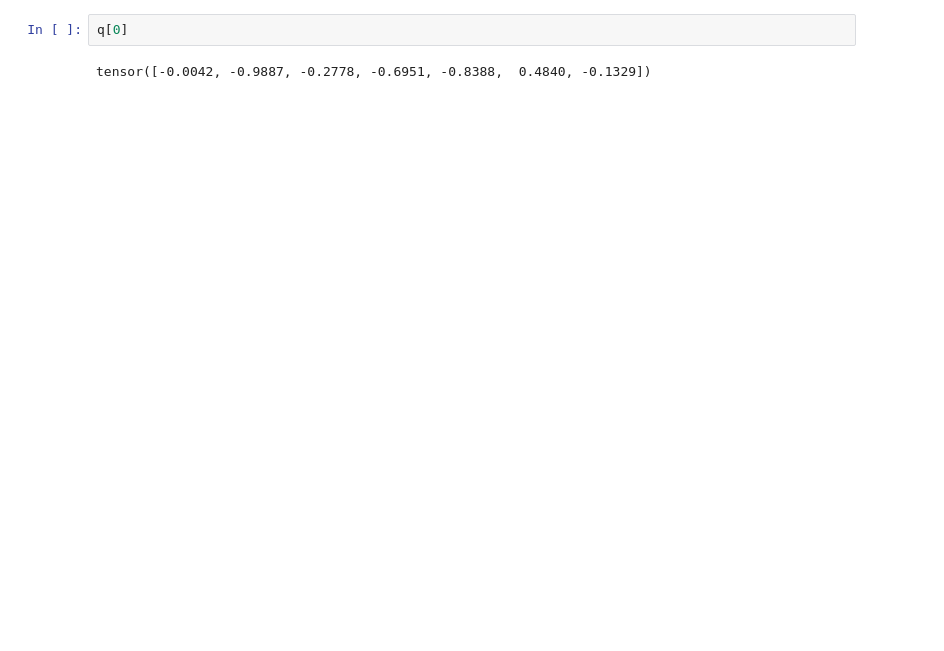
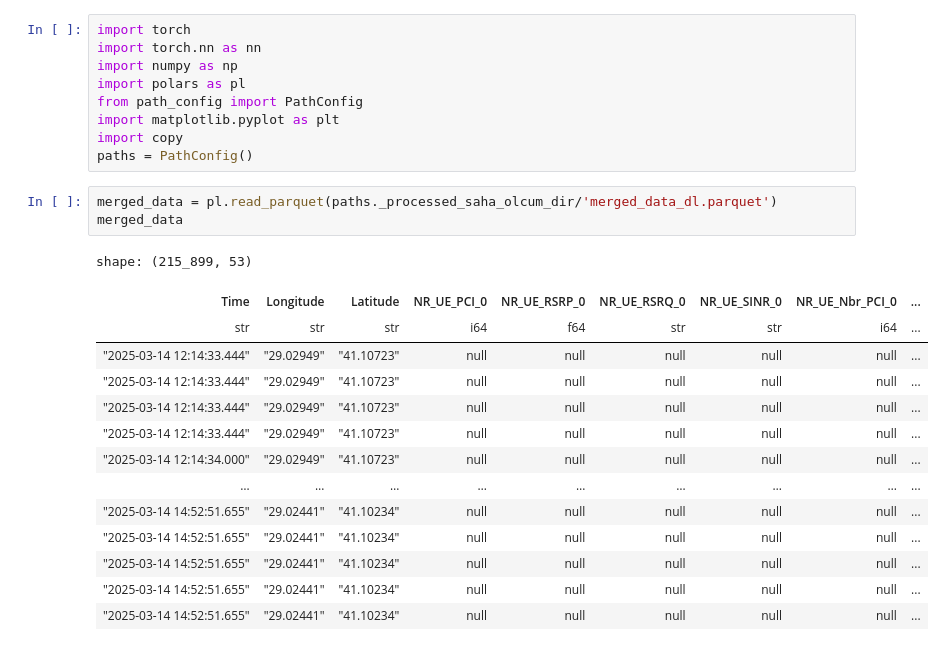
Before and after one commit to Teknofest-High5/5G-Positioning-Competition, a Jupyter notebook: Notebooks/rsrp_model.ipynb, the cells around one changed output. Cells and saved outputs as stored; diff of their text form; blank space fills up the shorter version.

```diff
--- a/Notebooks/rsrp_model.ipynb
+++ b/Notebooks/rsrp_model.ipynb
@@ -91,4 +1,27 @@ train_weighted_model(model, q, x, y, p, x_m, y_m)
-# %%
-q[0]
-# %% [output]
-tensor([-0.0042, -0.9887, -0.2778, -0.6951, -0.8388,  0.4840, -0.1329])
+# %%
+import torch
+import torch.nn as nn
+import numpy as np
+import polars as pl
+from path_config import PathConfig
+import matplotlib.pyplot as plt
+import copy
+paths = PathConfig()
+# %%
+merged_data = pl.read_parquet(paths._processed_saha_olcum_dir/'merged_data_dl.parquet')
+merged_data
+# %% [output]
+shape: (215_899, 53)
+| Time | Longitude | Latitude | NR_UE_PCI_0 | NR_UE_RSRP_0 | NR_UE_RSRQ_0 | NR_UE_SINR_0 | NR_UE_Nbr_PCI_0 | ... |
+| str | str | str | i64 | f64 | str | str | i64 | ... |
+| "2025-03-14 12:14:33.444" | "29.02949" | "41.10723" | null | null | null | null | null | ... |
+| "2025-03-14 12:14:33.444" | "29.02949" | "41.10723" | null | null | null | null | null | ... |
+| "2025-03-14 12:14:33.444" | "29.02949" | "41.10723" | null | null | null | null | null | ... |
+| "2025-03-14 12:14:33.444" | "29.02949" | "41.10723" | null | null | null | null | null | ... |
+| "2025-03-14 12:14:34.000" | "29.02949" | "41.10723" | null | null | null | null | null | ... |
+| … | … | … | … | … | … | … | … | ... |
+| "2025-03-14 14:52:51.655" | "29.02441" | "41.10234" | null | null | null | null | null | ... |
+| "2025-03-14 14:52:51.655" | "29.02441" | "41.10234" | null | null | null | null | null | ... |
+| "2025-03-14 14:52:51.655" | "29.02441" | "41.10234" | null | null | null | null | null | ... |
+| "2025-03-14 14:52:51.655" | "29.02441" | "41.10234" | null | null | null | null | null | ... |
+| "2025-03-14 14:52:51.655" | "29.02441" | "41.10234" | null | null | null | null | null | ... |
```
Also changed, not shown: parts of 8 cells of this notebook, 6 other files.
